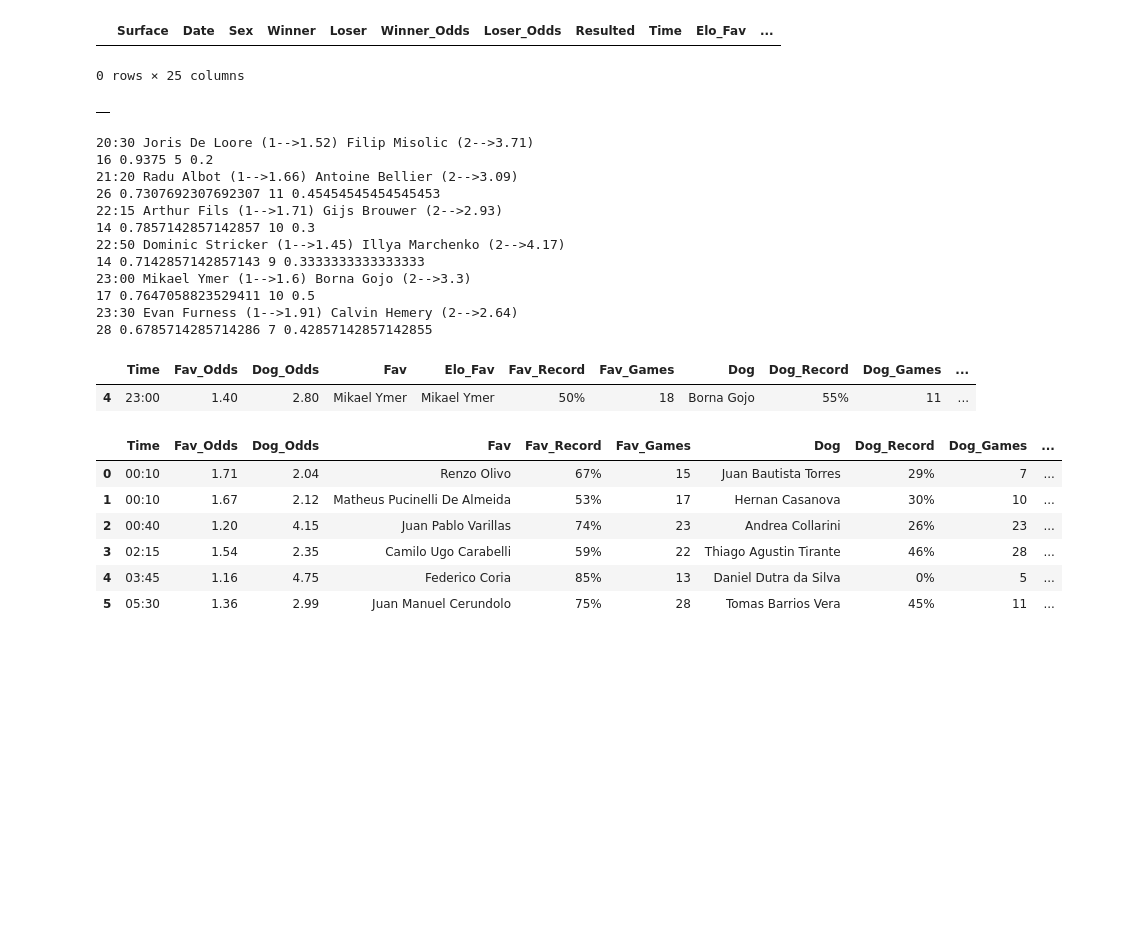
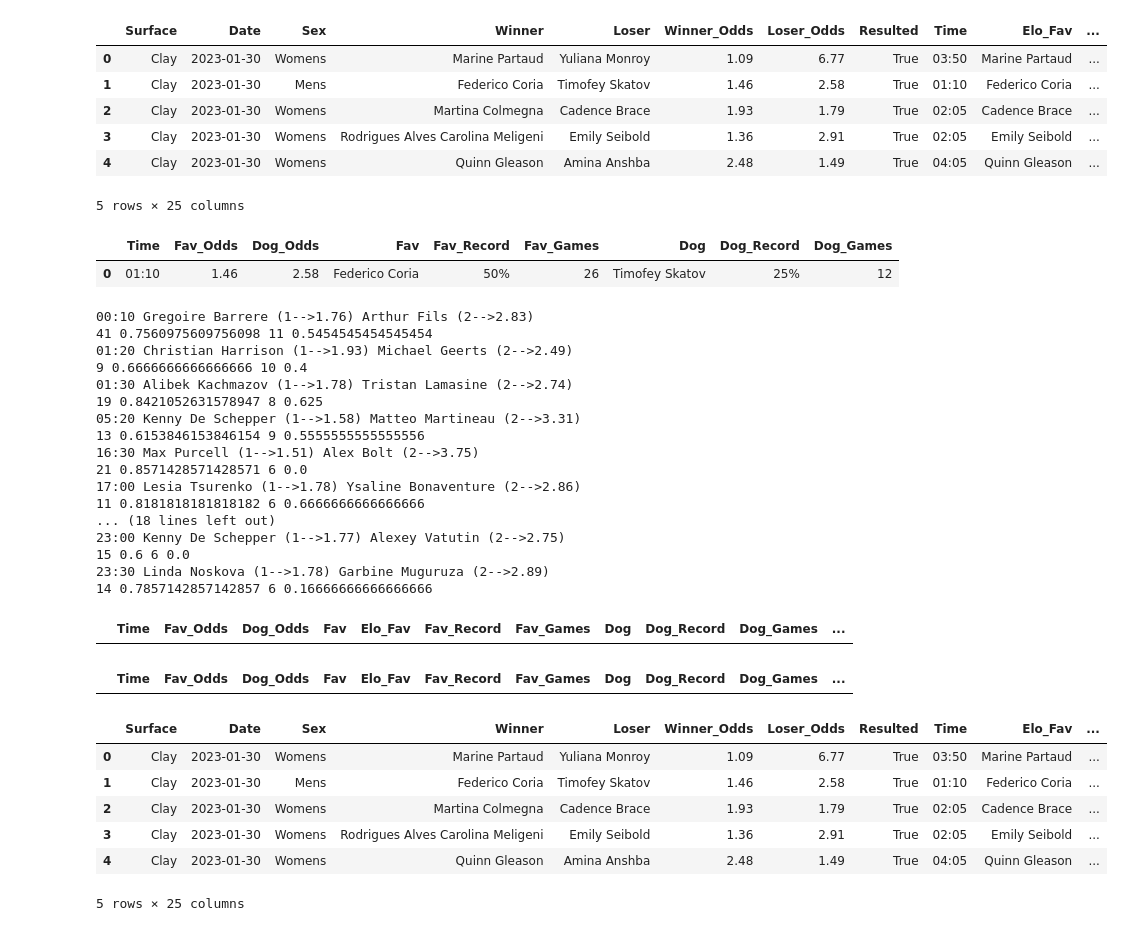
Before and after one commit to Witwolski/tennis_atp, a Jupyter notebook: ranking_analysis.ipynb, the cells around one changed output. Saved outputs shown, nothing was run; the diff lists cells and outputs as text; code cells hidden in the pictures; blank space fills up the shorter version.

```diff
--- a/ranking_analysis.ipynb
+++ b/ranking_analysis.ipynb
@@ -16,10 +16,10 @@ elo_clay=pd.read_sql_query(
     con=devengine,)
 # %%
 elo_data_hard =pd.read_sql_query(
-    f"Select DISTINCT * From Elo_AllMatches_Hard where Date like '{time_now_formatted}' and resulted like 'False' --and Elo_Fav_Odds>1.19 --and Winner_Rank BETWEEN 1 AND 200 --and Winner_Rank<1000",
+    f"Select DISTINCT * From Elo_AllMatches_Hard where Date like '{time_now_formatted}' --and resulted like 'False' --and Elo_Fav_Odds>1.19 --and Winner_Rank BETWEEN 1 AND 200 --and Winner_Rank<1000",
     con=devengine,)
 
 
 elo_data_clay =pd.read_sql_query(
-    f"Select DISTINCT * From Elo_AllMatches_Clay where Date like '{time_now_formatted}' and resulted like 'False' --and Elo_Fav_Odds>1.19",
+    f"Select DISTINCT * From Elo_AllMatches_Clay where Date like '{time_now_formatted}' --and resulted like 'False' --and Elo_Fav_Odds>1.19",
     con=devengine,)
@@ -150,7 +166,12 @@ result_hard=result#[((result['percent']>0.5))|((result['percent2']>0.5))].copy()
 elo_data_clay
 # %% [output]
 |  | Surface | Date | Sex | Winner | Loser | Winner_Odds | Loser_Odds | Resulted | Time | Elo_Fav | ... |
+| 0 | Clay | 2023-01-30 | Womens | Marine Partaud | Yuliana Monroy | 1.09 | 6.77 | True | 03:50 | Marine Partaud | ... |
+| 1 | Clay | 2023-01-30 | Mens | Federico Coria | Timofey Skatov | 1.46 | 2.58 | True | 01:10 | Federico Coria | ... |
+| 2 | Clay | 2023-01-30 | Womens | Martina Colmegna | Cadence Brace | 1.93 | 1.79 | True | 02:05 | Cadence Brace | ... |
+| 3 | Clay | 2023-01-30 | Womens | Rodrigues Alves Carolina Meligeni | Emily Seibold | 1.36 | 2.91 | True | 02:05 | Emily Seibold | ... |
+| 4 | Clay | 2023-01-30 | Womens | Quinn Gleason | Amina Anshba | 2.48 | 1.49 | True | 04:05 | Quinn Gleason | ... |
-0 rows × 25 columns
+5 rows × 25 columns
 # %%
 result_df=pd.DataFrame()
 for _,row in elo_data_clay.sort_values(by='Time').iterrows():
@@ -200,7 +221,8 @@ for _,row in elo_data_clay.sort_values(by='Time').iterrows():
         #)
 result_df
 # %% [output]
-|  |
+|  | Time | Fav_Odds | Dog_Odds | Fav | Fav_Record | Fav_Games | Dog | Dog_Record | Dog_Games |
+| 0 | 01:10 | 1.46 | 2.58 | Federico Coria | 50% | 26 | Timofey Skatov | 25% | 12 |
 # %%
 serving=pd.read_excel('servers_today.xlsx')
 serving_womens=pd.read_excel('servers_today_womens.xlsx')
@@ -263,33 +285,45 @@ for _,matchup in result_hard.iterrows():
         #print(,matchup.Dog)
         print(len(player1),winperc1,len(player2),winperc2)
 # %% [output]
-20:30 Joris De Loore (1-->1.52) Filip Misolic (2-->3.71)
-16 0.9375 5 0.2
-21:20 Radu Albot (1-->1.66) Antoine Bellier (2-->3.09)
-26 0.7307692307692307 11 0.45454545454545453
-22:15 Arthur Fils (1-->1.71) Gijs Brouwer (2-->2.93)
-14 0.7857142857142857 10 0.3
-22:50 Dominic Stricker (1-->1.45) Illya Marchenko (2-->4.17)
-14 0.7142857142857143 9 0.3333333333333333
-23:00 Mikael Ymer (1-->1.6) Borna Gojo (2-->3.3)
-17 0.7647058823529411 10 0.5
-23:30 Evan Furness (1-->1.91) Calvin Hemery (2-->2.64)
-28 0.6785714285714286 7 0.42857142857142855
+00:10 Gregoire Barrere (1-->1.76) Arthur Fils (2-->2.83)
+41 0.7560975609756098 11 0.5454545454545454
+01:20 Christian Harrison (1-->1.93) Michael Geerts (2-->2.49)
+9 0.6666666666666666 10 0.4
+01:30 Alibek Kachmazov (1-->1.78) Tristan Lamasine (2-->2.74)
+19 0.8421052631578947 8 0.625
+05:20 Kenny De Schepper (1-->1.58) Matteo Martineau (2-->3.31)
+13 0.6153846153846154 9 0.5555555555555556
+16:30 Max Purcell (1-->1.51) Alex Bolt (2-->3.75)
+21 0.8571428571428571 6 0.0
+17:00 Lesia Tsurenko (1-->1.78) Ysaline Bonaventure (2-->2.86)
+11 0.8181818181818182 6 0.6666666666666666
+... (18 lines left out)
+23:00 Kenny De Schepper (1-->1.77) Alexey Vatutin (2-->2.75)
+15 0.6 6 0.0
+23:30 Linda Noskova (1-->1.78) Garbine Muguruza (2-->2.89)
+14 0.7857142857142857 6 0.16666666666666666
 # %%
 #result_hard[result_hard['percent2']>0.5]
+result_hard['Fav_Odds']=result_hard['Fav_Odds'].astype(float)
 result_hard[((result_hard['Fav_Serve%']>75)|(result_hard['Dog_Serve%']>75))&(result_hard['percent2']<0.5)]
-result_hard[(result_hard['percent2']>0.5)]
+result_hard[(result_hard['percent2']>0.6)&(result_hard['percent']<0.4)&(result_hard['Fav_Odds']<1.8)]
+result_hard.to_clipboard(index=False)
-# %% [output]
-|  | Time | Fav_Odds | Dog_Odds | Fav | Elo_Fav | Fav_Record | Fav_Games | Dog | Dog_Record | Dog_Games | ... |
-| 4 | 23:00 | 1.40 | 2.80 | Mikael Ymer | Mikael Ymer | 50% | 18 | Borna Gojo | 55% | 11 | ... |
+# %%
+result_hard[(result_hard['Fav_Odds']>1.8)&(result_hard['percent2']<0.4)&(result_hard['percent']>0.6)]
+# %% [output]
+|  | Time | Fav_Odds | Dog_Odds | Fav | Elo_Fav | Fav_Record | Fav_Games | Dog | Dog_Record | Dog_Games | ... |
+# %%
+result_hard[(result_hard['Fav_Odds']>1.19)&(result_hard['Fav_Odds']<1.3)&(result_hard['percent2']<0.4)&(result_hard['percent']>0.6)&(result_hard['Dog_Games']>6)]
+# %% [output]
+|  | Time | Fav_Odds | Dog_Odds | Fav | Elo_Fav | Fav_Record | Fav_Games | Dog | Dog_Record | Dog_Games | ... |
 # %%
 clay
-#elo_data_clay
+elo_data_clay
 # %% [output]
-|  | Time | Fav_Odds | Dog_Odds | Fav | Fav_Record | Fav_Games | Dog | Dog_Record | Dog_Games | ... |
-| 0 | 00:10 | 1.71 | 2.04 | Renzo Olivo | 67% | 15 | Juan Bautista Torres | 29% | 7 | ... |
-| 1 | 00:10 | 1.67 | 2.12 | Matheus Pucinelli De Almeida | 53% | 17 | Hernan Casanova | 30% | 10 | ... |
-| 2 | 00:40 | 1.20 | 4.15 | Juan Pablo Varillas | 74% | 23 | Andrea Collarini | 26% | 23 | ... |
-| 3 | 02:15 | 1.54 | 2.35 | Camilo Ugo Carabelli | 59% | 22 | Thiago Agustin Tirante | 46% | 28 | ... |
-| 4 | 03:45 | 1.16 | 4.75 | Federico Coria | 85% | 13 | Daniel Dutra da Silva | 0% | 5 | ... |
-| 5 | 05:30 | 1.36 | 2.99 | Juan Manuel Cerundolo | 75% | 28 | Tomas Barrios Vera | 45% | 11 | ... |
+|  | Surface | Date | Sex | Winner | Loser | Winner_Odds | Loser_Odds | Resulted | Time | Elo_Fav | ... |
+| 0 | Clay | 2023-01-30 | Womens | Marine Partaud | Yuliana Monroy | 1.09 | 6.77 | True | 03:50 | Marine Partaud | ... |
+| 1 | Clay | 2023-01-30 | Mens | Federico Coria | Timofey Skatov | 1.46 | 2.58 | True | 01:10 | Federico Coria | ... |
+| 2 | Clay | 2023-01-30 | Womens | Martina Colmegna | Cadence Brace | 1.93 | 1.79 | True | 02:05 | Cadence Brace | ... |
+| 3 | Clay | 2023-01-30 | Womens | Rodrigues Alves Carolina Meligeni | Emily Seibold | 1.36 | 2.91 | True | 02:05 | Emily Seibold | ... |
+| 4 | Clay | 2023-01-30 | Womens | Quinn Gleason | Amina Anshba | 2.48 | 1.49 | True | 04:05 | Quinn Gleason | ... |
+5 rows × 25 columns
```
Also changed, not shown: parts of 3 cells of this notebook, 5 other files.
